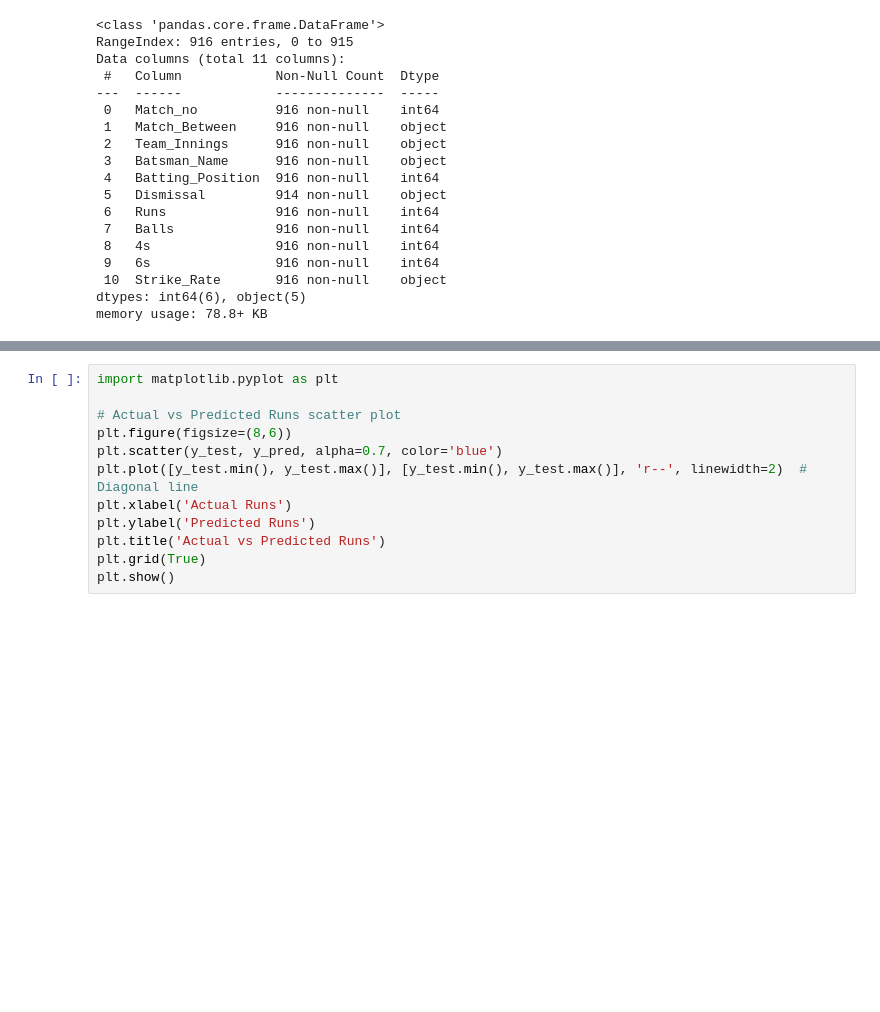
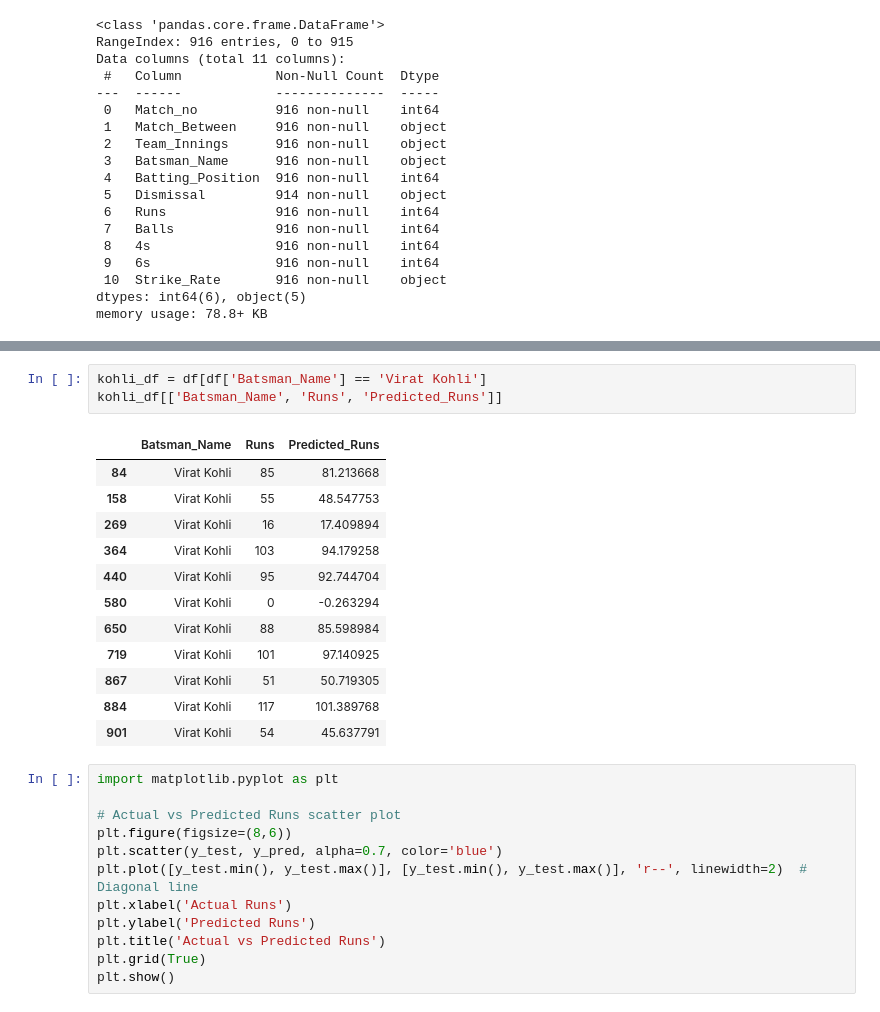
Before and after one commit to prasanarath/-Player-RunPredictor, a Jupyter notebook: Playerperformance.ipynb, the cells around one changed output, grey strips where cells are left out. Cells and saved outputs as stored; diff of their text form; blank space fills up the shorter version.

```diff
--- a/Playerperformance.ipynb
+++ b/Playerperformance.ipynb
@@ -102,3 +104,19 @@ R2 Score: 97.69456472453454
+# %%
+kohli_df = df[df['Batsman_Name'] == 'Virat Kohli']
+kohli_df[['Batsman_Name', 'Runs', 'Predicted_Runs']]
+# %% [output]
+|  | Batsman_Name | Runs | Predicted_Runs |
+| 84 | Virat Kohli | 85 | 81.213668 |
+| 158 | Virat Kohli | 55 | 48.547753 |
+| 269 | Virat Kohli | 16 | 17.409894 |
+| 364 | Virat Kohli | 103 | 94.179258 |
+| 440 | Virat Kohli | 95 | 92.744704 |
+| 580 | Virat Kohli | 0 | -0.263294 |
+| 650 | Virat Kohli | 88 | 85.598984 |
+| 719 | Virat Kohli | 101 | 97.140925 |
+| 867 | Virat Kohli | 51 | 50.719305 |
+| 884 | Virat Kohli | 117 | 101.389768 |
+| 901 | Virat Kohli | 54 | 45.637791 |
 # %%
 import matplotlib.pyplot as plt
 
```
Also changed, not shown: parts of 3 cells of this notebook.
